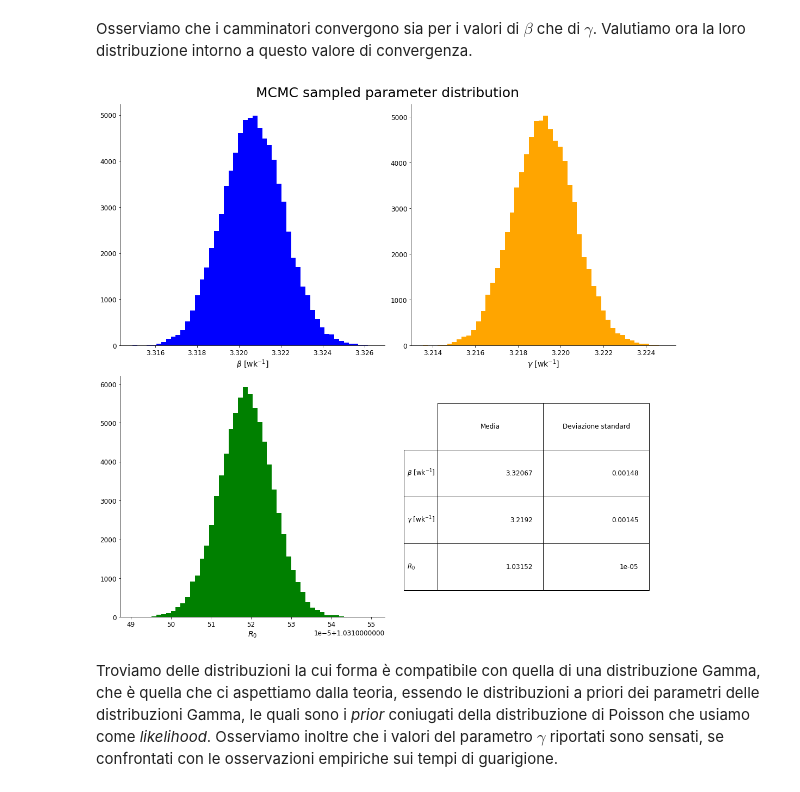
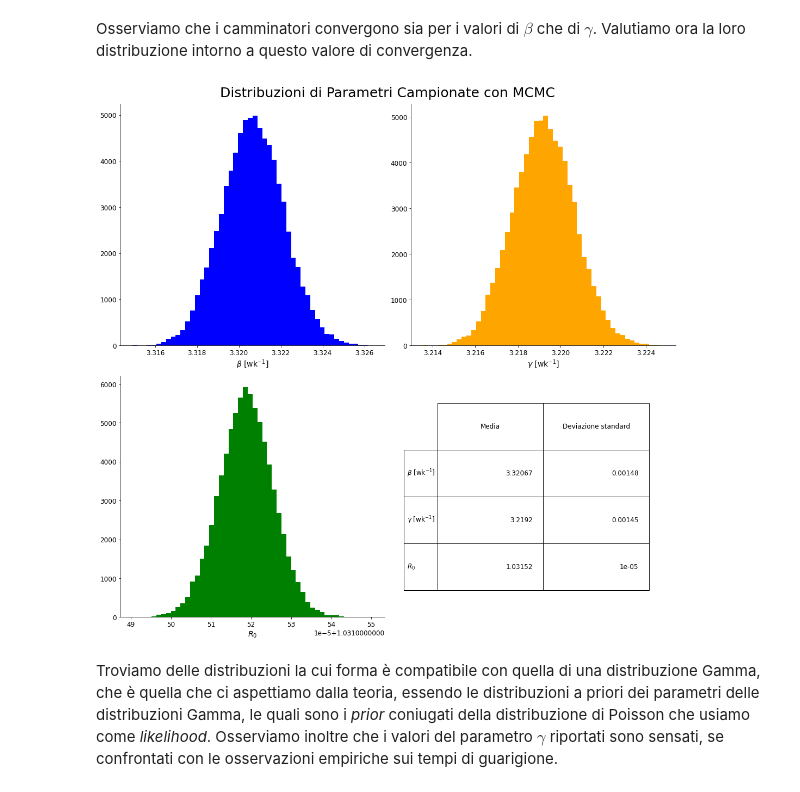
Before and after one commit to Samuele-Colombo/LMD-esperienza1-epidemiologia, a Jupyter notebook: Inferenza_SIR.ipynb, the cells around one changed output. Drawn from its saved outputs; the diff is of its cells as text; code cells hidden in the pictures.

```diff
--- a/Inferenza_SIR.ipynb
+++ b/Inferenza_SIR.ipynb
@@ -178,22 +178,22 @@ betaM, gammaM, R_0M = goodsamples.mean(axis=0)
 # %%
 fig, ((ax1, ax2), (ax3, ax4)) = plt.subplots(2,2, figsize=(15,15))
 labels = [r"$\beta$ [wk$^{-1}$]",r"$\gamma$ [wk$^{-1}]$",r"$R_0$"]
 ax1.hist(goodsamples[:, 0], bins = 50, color="blue")
 ax1.set_xlabel(labels[0])
 ax2.hist(goodsamples[:, 1], bins = 50, color="orange")
 ax2.set_xlabel(labels[1])
 ax3.hist(goodsamples[:, 2], bins = 50, color="green")
 ax3.set_xlabel(labels[2])
 ax4.axis('off')
 ax4.axis('tight')
 table = ax4.table(np.concatenate((goodsamples.mean(axis=0).reshape(-1,1), goodsamples.std(axis=0).reshape(-1,1)), axis=1).round(decimals=5),
   rowLabels=labels, colLabels=["Media", "Deviazione standard"], loc="center")
 table.set_fontsize(14)
 table.scale(0.8,6)
 fig.tight_layout(rect=(0,0,1,0.93))
-plt.suptitle("MCMC sampled parameter distribution", size = 25, y=0.95);
+plt.suptitle("Distribuzioni di Parametri Campionate con MCMC", size = 25, y=0.95);
 # %% [output]
-[figure, old version]
+[figure, new version]
 # %% [markdown]
 Troviamo delle distribuzioni la cui forma è compatibile con quella di una distribuzione Gamma, che è quella che ci aspettiamo dalla teoria, essendo le distribuzioni a priori dei parametri delle distribuzioni Gamma, le quali sono i _prior_ coniugati della distribuzione di Poisson che usiamo come _likelihood_. Osserviamo inoltre che i valori del parametro $\gamma$ riportati sono sensati, se confrontati con le osservazioni empiriche sui tempi di guarigione.
 # %% [markdown]
```
Also changed, not shown: 1 other file.
